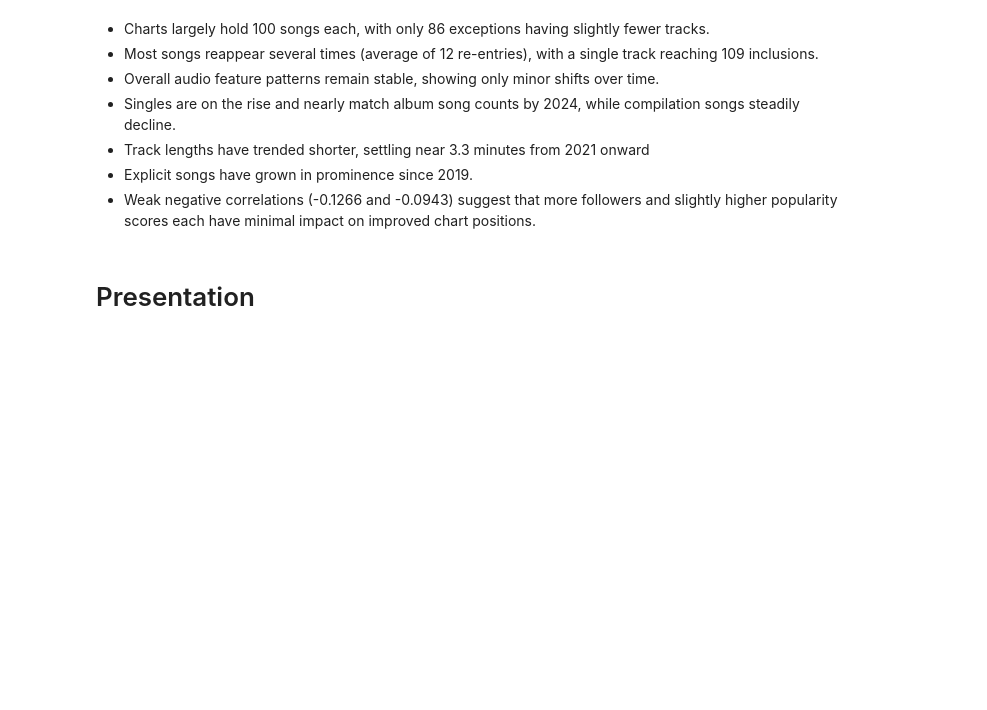
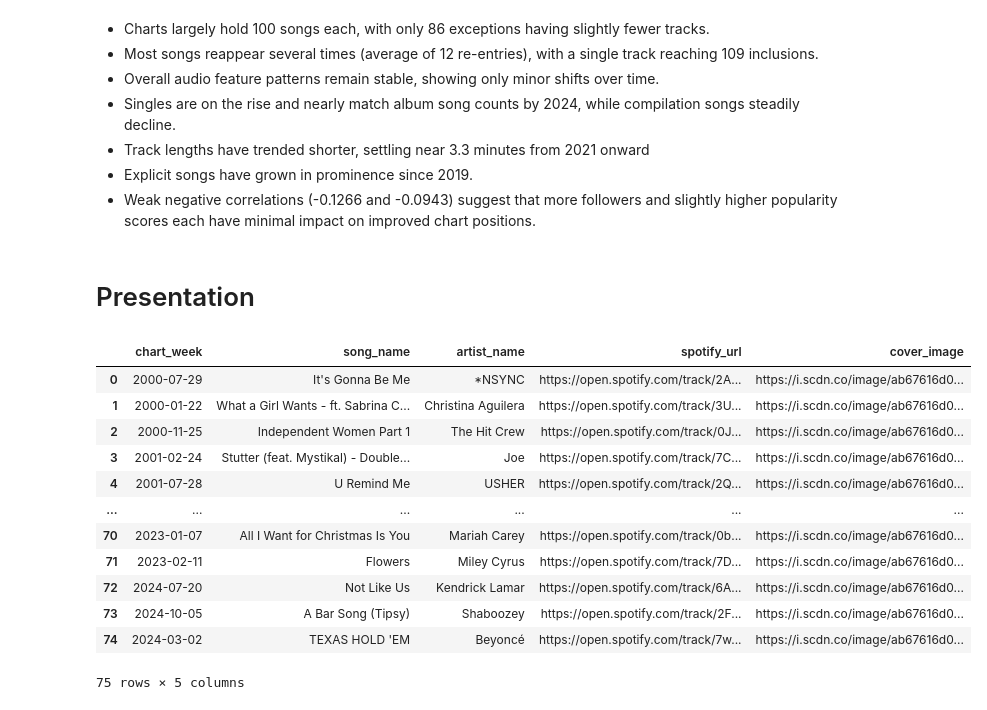
Before and after one commit to guillermocontp/recommendation-system, a Jupyter notebook: analysis.ipynb, the cells around one changed output. Drawn from its saved outputs; the diff is of its cells as text; code cells hidden in the pictures; blank space fills up the shorter version.

```diff
--- a/analysis.ipynb
+++ b/analysis.ipynb
@@ -2335,3 +2297,21 @@ What I found:
 - Weak negative correlations (-0.1266 and -0.0943) suggest that more followers and slightly higher popularity scores each have minimal impact on improved chart positions.
 # %% [markdown]
 # Presentation
+# %%
+spotify_df = pd.read_csv('data/spotify_data.csv')
+# %%
+spotify_df
+# %% [output]
+|  | chart_week | song_name | artist_name | spotify_url | cover_image |
+| 0 | 2000-07-29 | It's Gonna Be Me | *NSYNC | https://open.spotify.com/track/2A... | https://i.scdn.co/image/ab67616d0... |
+| 1 | 2000-01-22 | What a Girl Wants - ft. Sabrina C... | Christina Aguilera | https://open.spotify.com/track/3U... | https://i.scdn.co/image/ab67616d0... |
+| 2 | 2000-11-25 | Independent Women Part 1 | The Hit Crew | https://open.spotify.com/track/0J... | https://i.scdn.co/image/ab67616d0... |
+| 3 | 2001-02-24 | Stutter (feat. Mystikal) - Double... | Joe | https://open.spotify.com/track/7C... | https://i.scdn.co/image/ab67616d0... |
+| 4 | 2001-07-28 | U Remind Me | USHER | https://open.spotify.com/track/2Q... | https://i.scdn.co/image/ab67616d0... |
+| ... | ... | ... | ... | ... | ... |
+| 70 | 2023-01-07 | All I Want for Christmas Is You | Mariah Carey | https://open.spotify.com/track/0b... | https://i.scdn.co/image/ab67616d0... |
+| 71 | 2023-02-11 | Flowers | Miley Cyrus | https://open.spotify.com/track/7D... | https://i.scdn.co/image/ab67616d0... |
+| 72 | 2024-07-20 | Not Like Us | Kendrick Lamar | https://open.spotify.com/track/6A... | https://i.scdn.co/image/ab67616d0... |
+| 73 | 2024-10-05 | A Bar Song (Tipsy) | Shaboozey | https://open.spotify.com/track/2F... | https://i.scdn.co/image/ab67616d0... |
+| 74 | 2024-03-02 | TEXAS HOLD 'EM | Beyoncé | https://open.spotify.com/track/7w... | https://i.scdn.co/image/ab67616d0... |
+75 rows × 5 columns
```
Also changed, not shown: parts of 17 cells of this notebook, 7 other files.
